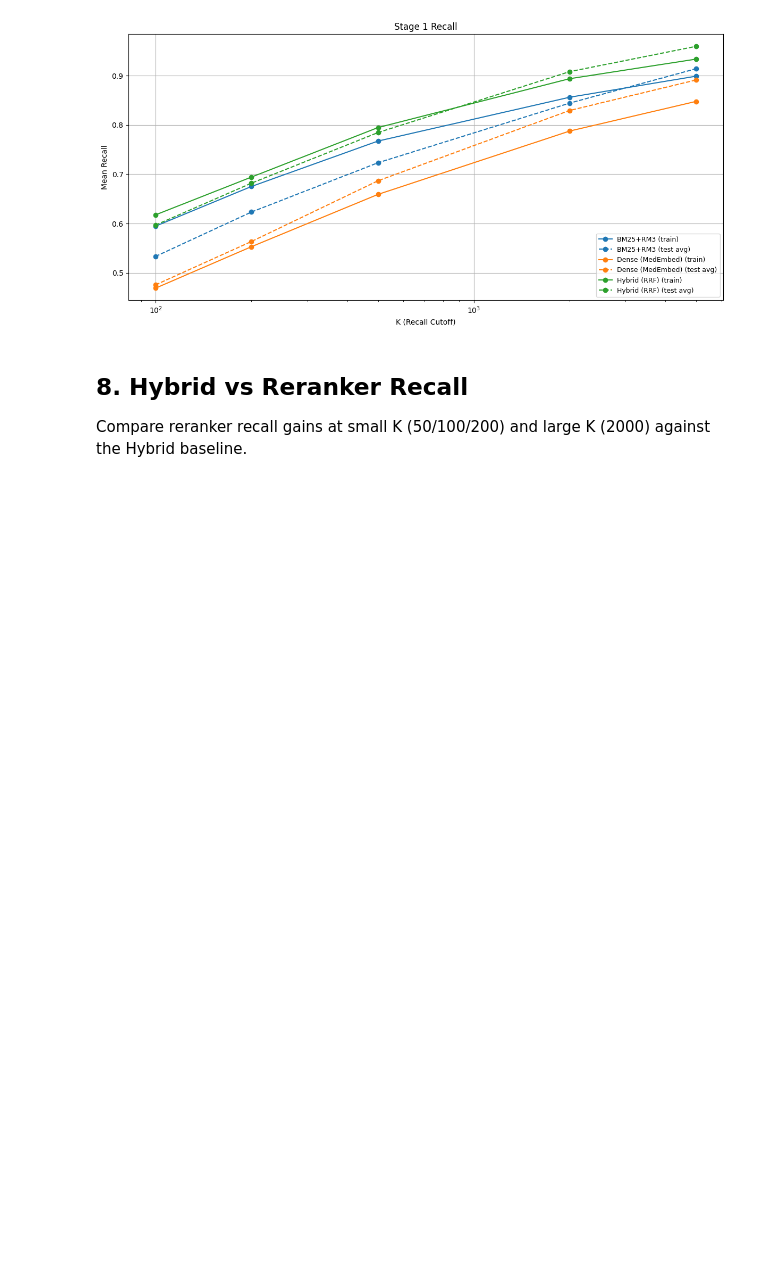
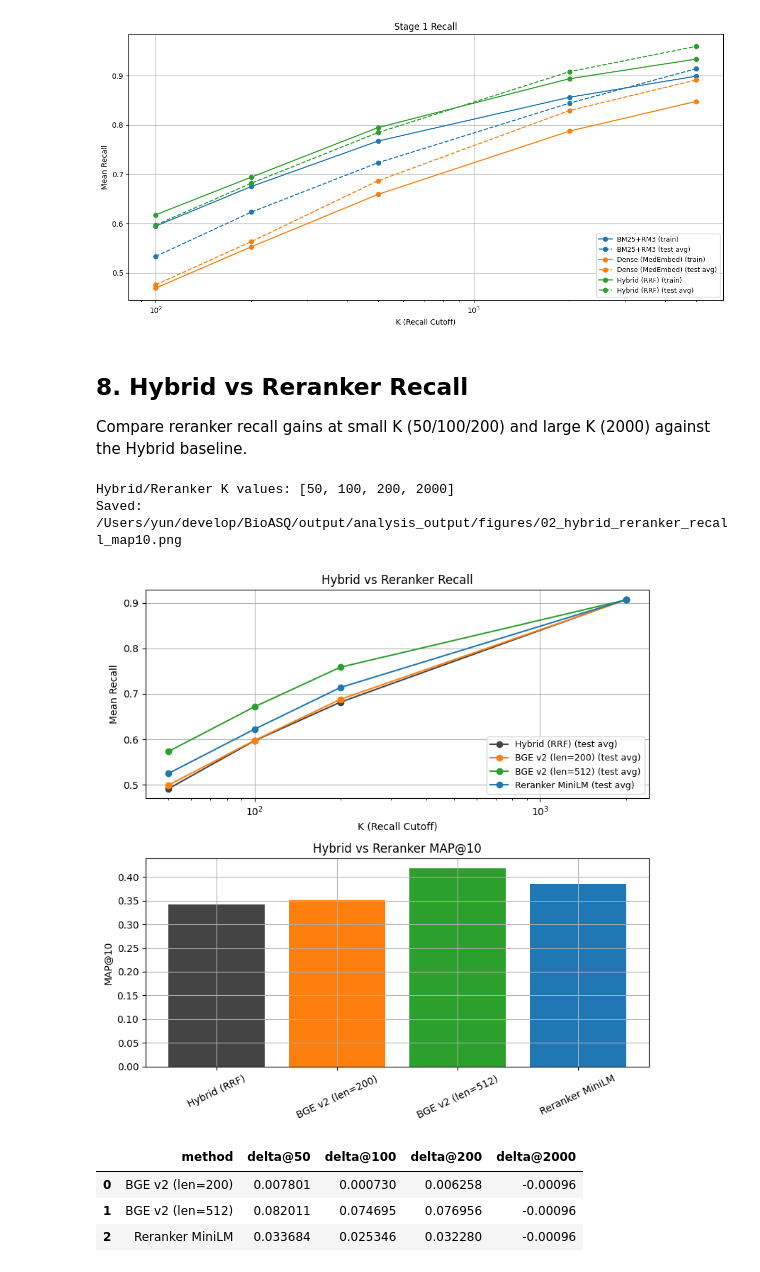
Before and after one commit to fulaibaowang/BioASQ, a Jupyter notebook: notebooks/analyze_results.ipynb, the cells around one changed output. Cells and saved outputs as stored; diff of their text form; code cells hidden in the pictures; blank space fills up the shorter version.

Commit message:
result analysis notebook iteration

```diff
--- a/notebooks/analyze_results.ipynb
+++ b/notebooks/analyze_results.ipynb
@@ -297,10 +297,13 @@ colors = {
     "BGE v2 (len=1024)": "#d62728",
 }
 
-fig, ax = plt.subplots()
+fig, axes = plt.subplots(2, 1, figsize=(8, 8))
+
+# Recall vs K (top).
+ax_recall = axes[0]
 for method in compare_methods:
     values = [test_avg.loc[method, f"MeanR@{k}"] for k in k_list]
-    ax.plot(
+    ax_recall.plot(
         k_list,
         values,
         marker="o",
@@ -308,36 +311,53 @@ for method in compare_methods:
         color=colors.get(method),
     )
 
-ax.set_xlabel("K (Recall Cutoff)")
-ax.set_ylabel("Mean Recall")
-ax.set_title("Hybrid vs Reranker Recall (Small K vs Large K)")
-ax.set_xscale("log")
-ax.legend(fontsize=9, loc="lower right")
+ax_recall.set_xlabel("K (Recall Cutoff)")
+ax_recall.set_ylabel("Mean Recall")
+ax_recall.set_title("Hybrid vs Reranker Recall")
+ax_recall.set_xscale("log")
+ax_recall.legend(fontsize=9, loc="lower right")
 
-fig_path = figures_dir / "02_hybrid_reranker_recall_small_vs_large_k.png"
+# MAP@10 comparison (bottom).
+ax_map = axes[1]
+map_values = [test_avg.loc[method, "MAP@10"] for method in compare_methods]
+bar_colors = [colors.get(method) for method in compare_methods]
+ax_map.bar(compare_methods, map_values, color=bar_colors)
+ax_map.set_ylabel("MAP@10")
+ax_map.set_title("Hybrid vs Reranker MAP@10")
+ax_map.tick_params(axis="x", rotation=25)
+
+fig_path = figures_dir / "02_hybrid_reranker_recall_map10.png"
 plt.tight_layout()
 plt.savefig(fig_path, dpi=150, bbox_inches="tight")
 print("Saved:", fig_path)
 plt.show()
 
 # Delta vs hybrid baseline to emphasize small-K gains.
 reranker_recall_rows = []
 if baseline_method in test_avg.index:
     baseline = test_avg.loc[baseline_method]
     for method in reranker_methods:
         if method not in test_avg.index:
             continue
         row = {"method": method}
         for k in k_list:
             col = f"MeanR@{k}"
             base_val = baseline.get(col)
             method_val = test_avg.loc[method, col]
             if pd.isna(base_val) or pd.isna(method_val):
                 row[f"delta@{k}"] = np.nan
             else:
                 row[f"delta@{k}"] = method_val - base_val
         reranker_recall_rows.append(row)
 
 reranker_recall_df = pd.DataFrame(reranker_recall_rows)
 if not reranker_recall_df.empty:
     display(reranker_recall_df)
+# %% [output]
+Hybrid/Reranker K values: [50, 100, 200, 2000]
+Saved: /Users/yun/develop/BioASQ/output/analysis_output/figures/02_hybrid_reranker_recall_map10.png
+[figure, added]
+|  | method | delta@50 | delta@100 | delta@200 | delta@2000 |
+| 0 | BGE v2 (len=200) | 0.007801 | 0.000730 | 0.006258 | -0.00096 |
+| 1 | BGE v2 (len=512) | 0.082011 | 0.074695 | 0.076956 | -0.00096 |
+| 2 | Reranker MiniLM | 0.033684 | 0.025346 | 0.032280 | -0.00096 |
```
Also changed, not shown: 1 other file.
